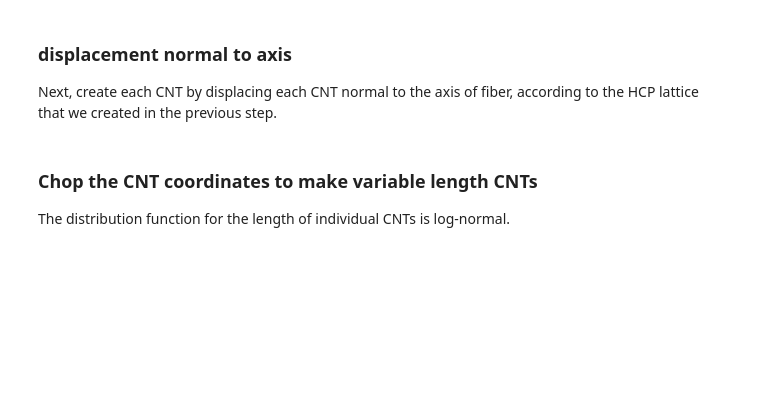
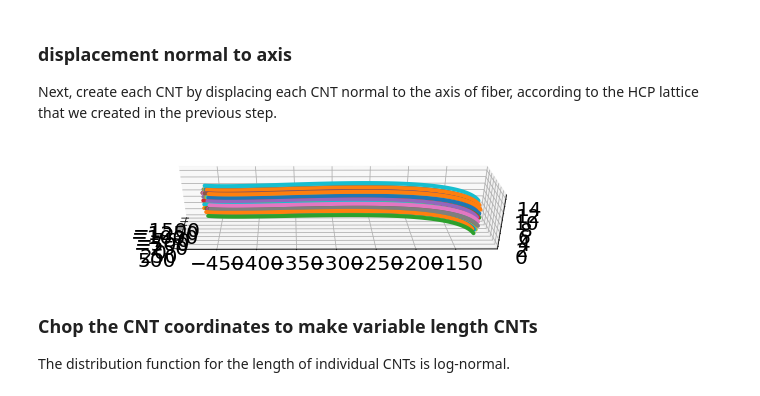
Before and after one commit to amirhosseindavoody/carbon_nanotube_mesh, a Jupyter notebook: cnt_mesh.ipynb, the cells around one changed output. Cells and saved outputs as stored; diff of their text form; code cells hidden in the pictures; blank space fills up the shorter version.

```diff
--- a/cnt_mesh.ipynb
+++ b/cnt_mesh.ipynb
@@ -276,3 +269,19 @@ for f, t in enumerate(tqdm(tubes[:n_fiber])):
+# %%
+fig = plt.figure(figsize=(10,10))
+ax = fig.add_subplot(1,1,1, projection='3d')
+ax.set_aspect('equal')
+
+for f in range(1):
+    for r in cnt_pos[f,:,:,:]:
+        ax.plot(r[:,2],r[:,0], r[:,1])
+ax.set_xlim([-1500,500])
+# ax.set_ylim([-500,50])
+# _ = ax.set_zlim([0,20])
+
+# ax.view_init(elev=10., azim=np.pi/2)
+ax.view_init(azim=-np.pi/4)
+# %% [output]
+[figure, added]
 # %% [markdown]
 ### Chop the CNT coordinates to make variable length CNTs
 The distribution function for the length of individual CNTs is log-normal.
```
Also changed, not shown: parts of 3 cells of this notebook, 1 other file.
